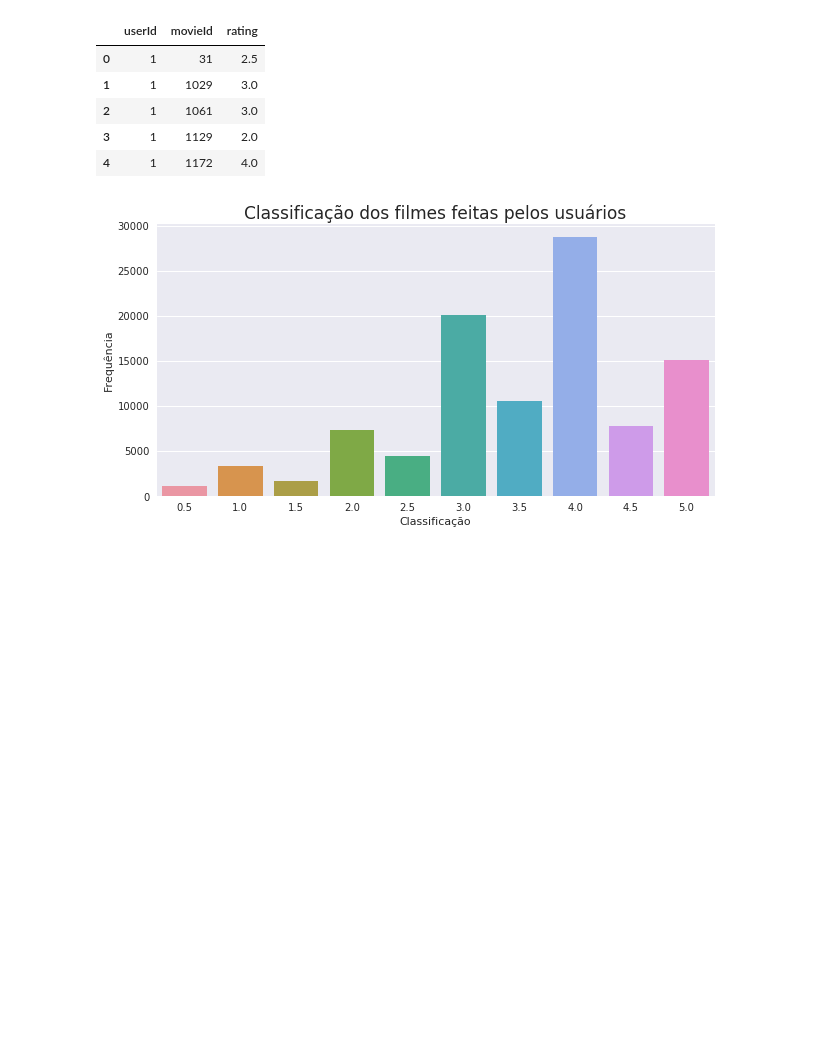
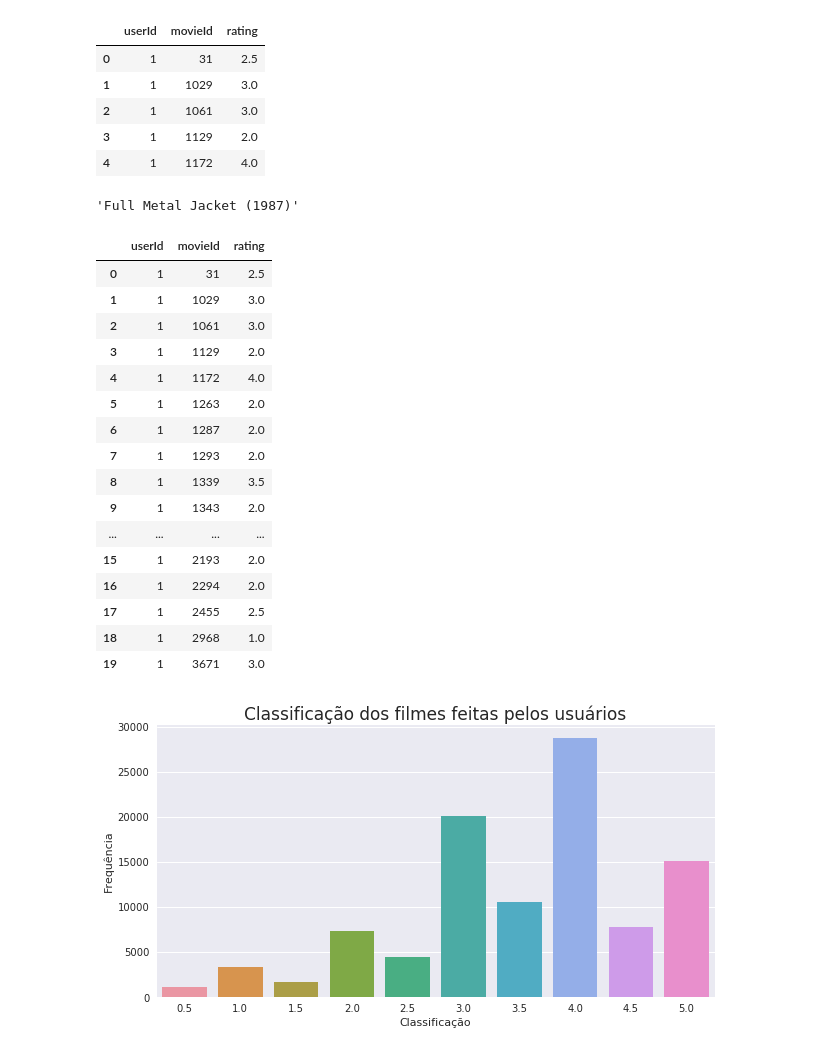
Before and after one commit to wdsrocha/imdb-recommender, a Jupyter notebook: Recommender.ipynb, the cells around one changed output. Cells and saved outputs as stored; diff of their text form; code cells hidden in the pictures; blank space fills up the shorter version.

```diff
--- a/Recommender.ipynb
+++ b/Recommender.ipynb
@@ -33,6 +34,39 @@ ratings.head()
 | 2 | 1 | 1061 | 3.0 |
 | 3 | 1 | 1129 | 2.0 |
 | 4 | 1 | 1172 | 4.0 |
+# %%
+get_movie_name(1222)
+# %% [output]
+'Full Metal Jacket (1987)'
+# %%
+you = [
+    [0, 1, 4.5],
+    [0, 2018, 5.0],
+    [0, 2, 1.0],
+    [0, 3, 0.0],
+    [0, 4, 3.0]
+]
+DF = pd.DataFrame(you, columns=['userId', 'movieId', 'rating'])
+ratings.append(DF, ignore_index=True)
+ratings[ratings['userId'] == 1]
+# %% [output]
+|  | userId | movieId | rating |
+| 0 | 1 | 31 | 2.5 |
+| 1 | 1 | 1029 | 3.0 |
+| 2 | 1 | 1061 | 3.0 |
+| 3 | 1 | 1129 | 2.0 |
+| 4 | 1 | 1172 | 4.0 |
+| 5 | 1 | 1263 | 2.0 |
+| 6 | 1 | 1287 | 2.0 |
+| 7 | 1 | 1293 | 2.0 |
+| 8 | 1 | 1339 | 3.5 |
+| 9 | 1 | 1343 | 2.0 |
+| ... | ... | ... | ... |
+| 15 | 1 | 2193 | 2.0 |
+| 16 | 1 | 2294 | 2.0 |
+| 17 | 1 | 2455 | 2.5 |
+| 18 | 1 | 2968 | 1.0 |
+| 19 | 1 | 3671 | 3.0 |
 # %%
 fig, ax = plt.subplots(figsize=(10, 5))
 sns.countplot(x='rating', data=ratings, ax=ax)
```
Also changed, not shown: parts of 5 cells of this notebook.
